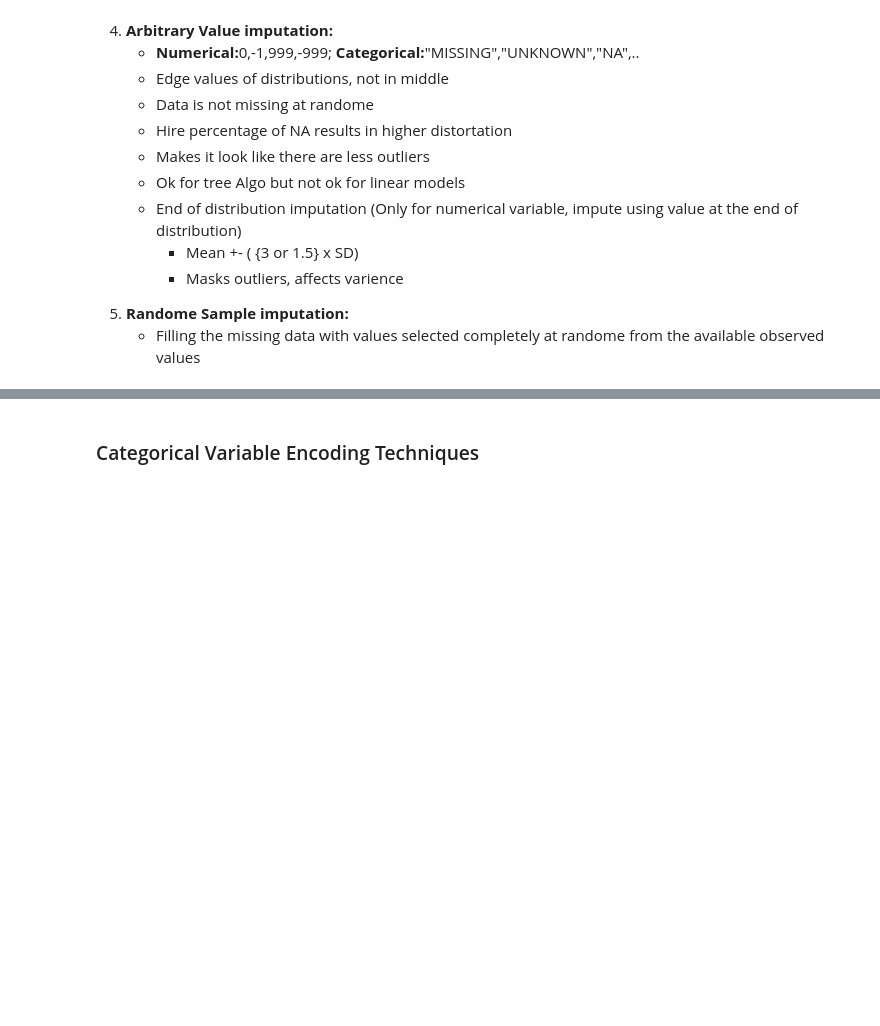
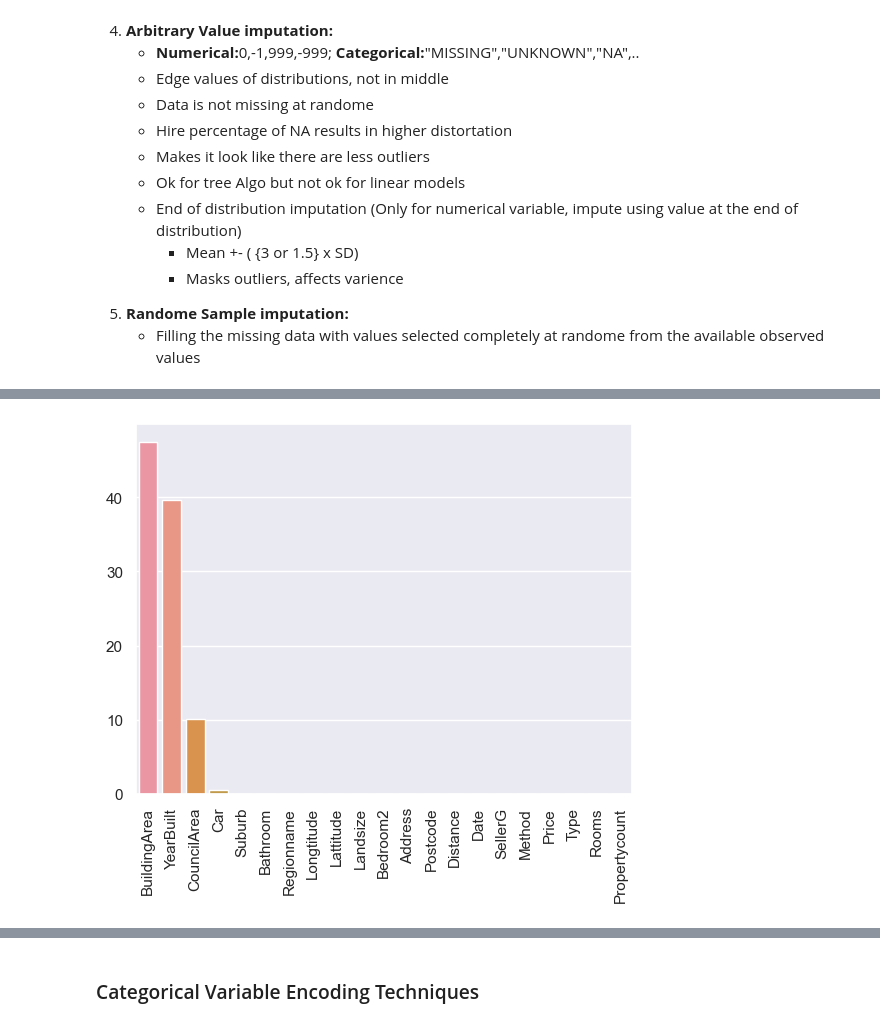
Before and after one commit to R7patel/Notes, a Jupyter notebook: 2_Preprocessing.ipynb, the cells around one changed output, grey strips where cells are left out. Drawn from its saved outputs; the diff is of its cells as text; code cells hidden in the pictures; blank space fills up the shorter version.

```diff
--- a/2_Preprocessing.ipynb
+++ b/2_Preprocessing.ipynb
@@ -224,3 +228,13 @@ By Diva Jain - https://codeburst.io/2-important-statistics-terms-you-need-to-kno
         </ul>
     </li>
 </ol>
+# %%
+import pandas as pd
+import numpy as np
+import matplotlib.pyplot as plt
+import seaborn as sns
+sns.set()
+
+# https://www.kaggle.com/datasets/dansbecker/melbourne-housing-snapshot
+df = pd.read_csv("./resources/melb_data.csv")
+df
@@ -226,0 +295,8 @@ By Diva Jain - https://codeburst.io/2-important-statistics-terms-you-need-to-kno
+# %%
+def percent_null(df):
+    per_null = (100*df.isnull().sum())/len(df)
+    per_null.sort_values(ascending=False,inplace=True)
+    return per_null
+
+null_info_df=percent_null(df)
+null_info_df
@@ -226,0 +321,6 @@ By Diva Jain - https://codeburst.io/2-important-statistics-terms-you-need-to-kno
+# %%
+sns.barplot(x=null_info_df.index,y=null_info_df)
+plt.xticks(rotation=90)
+plt.show()
+# %% [output]
+[figure, added]
```
Also changed, not shown: parts of 34 cells of this notebook, 2 other files.
